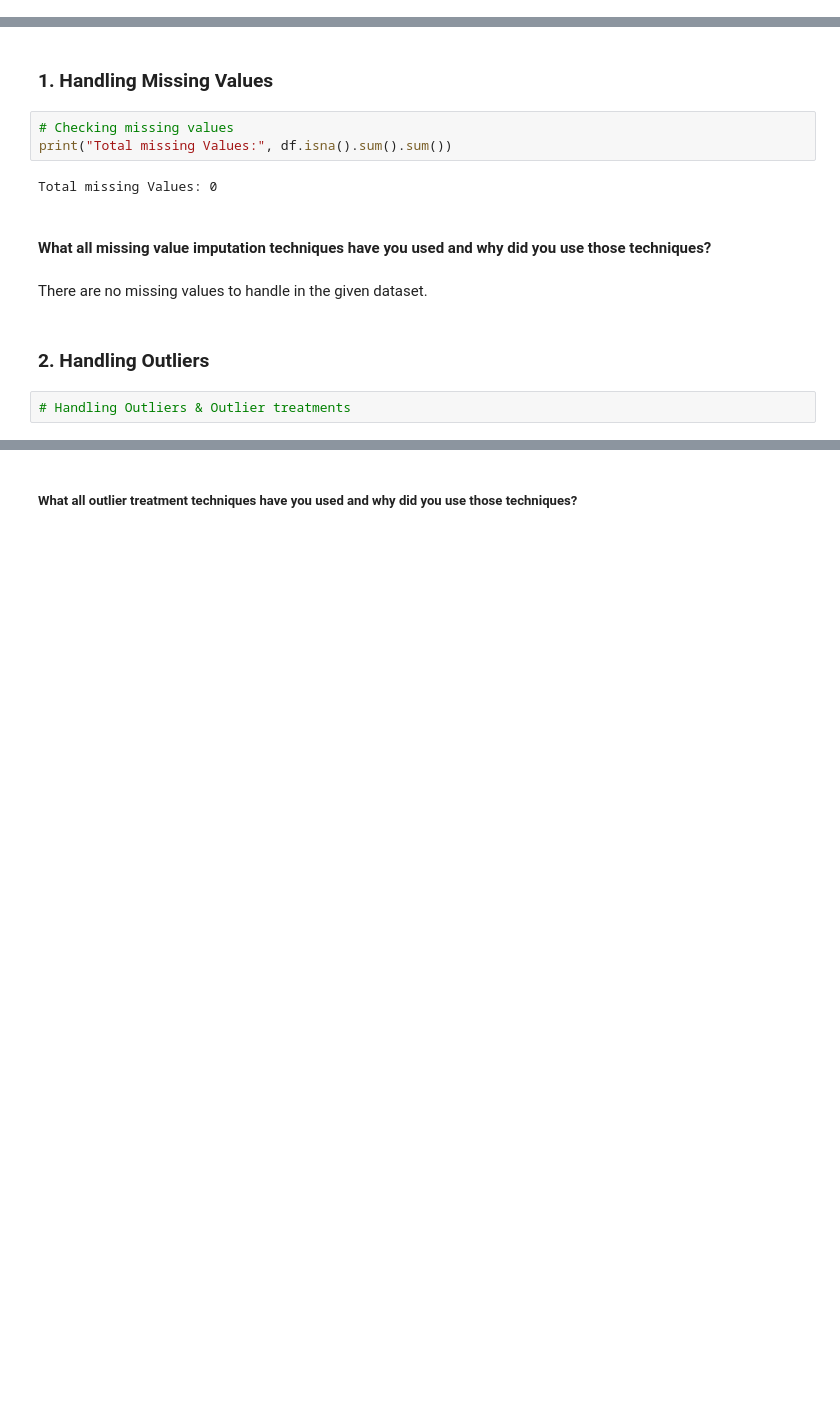
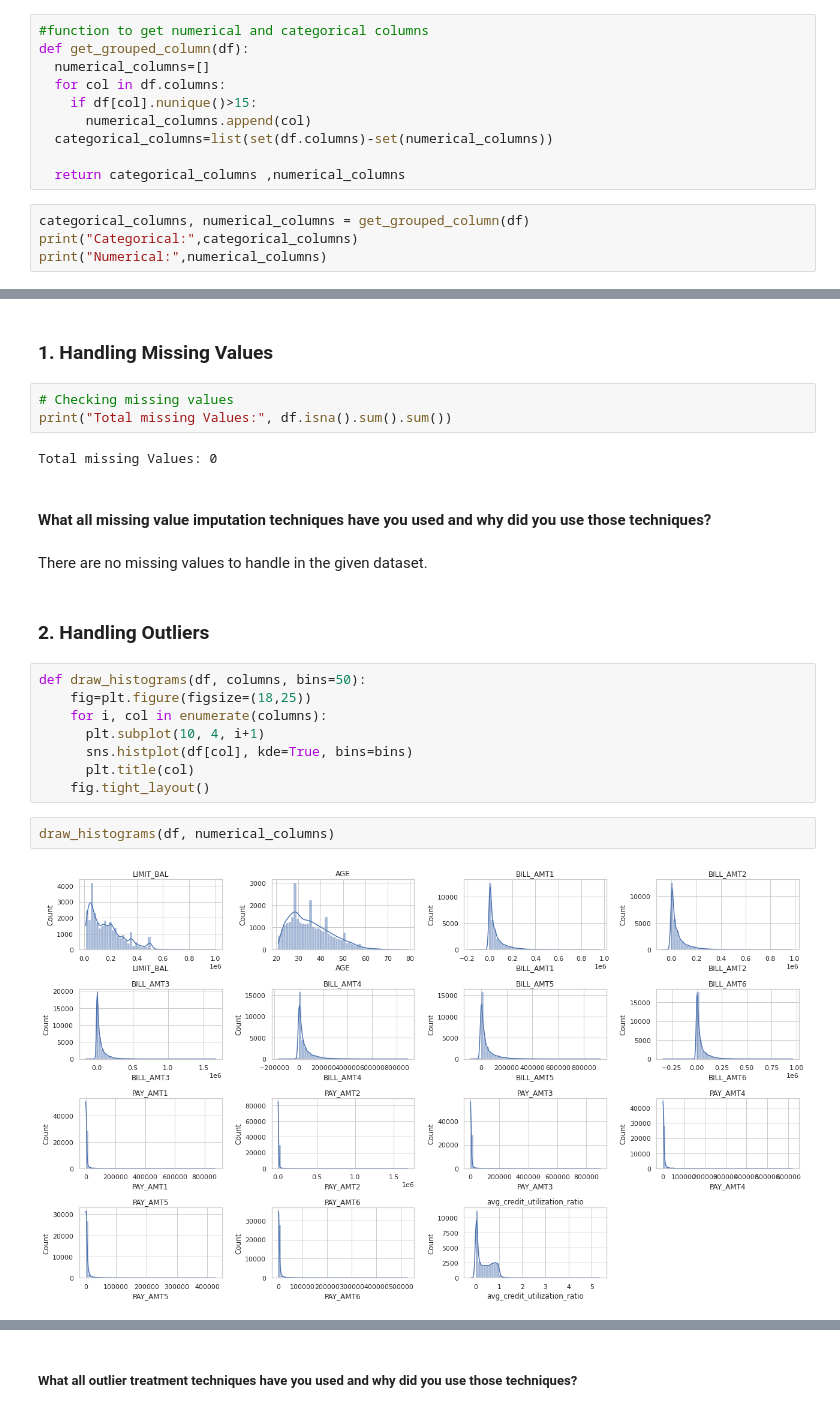
Before and after one commit to ayush9304/CreditCardDefaultPrediction, a Jupyter notebook: Credit_Card_Default_Prediction.ipynb, the cells around one changed output, grey strips where cells are left out. Saved outputs shown, nothing was run; the diff lists cells and outputs as text; blank space fills up the shorter version.

```diff
--- a/Credit_Card_Default_Prediction.ipynb
+++ b/Credit_Card_Default_Prediction.ipynb
@@ -385,3 +390,17 @@ payment_status_cols = ['PAY_1', 'PAY_2', 'PAY_3', 'PAY_4', 'PAY_5', 'PAY_6']
 
 # Calculate the number of late payments for each user
 df['late_payment_count'] = df[payment_status_cols].apply(lambda x: (x > 0).sum(), axis=1)
+# %%
+#function to get numerical and categorical columns
+def get_grouped_column(df):
+  numerical_columns=[]
+  for col in df.columns:
+    if df[col].nunique()>15:
+      numerical_columns.append(col)
+  categorical_columns=list(set(df.columns)-set(numerical_columns))
+
+  return categorical_columns ,numerical_columns
+# %%
+categorical_columns, numerical_columns = get_grouped_column(df)
+print("Categorical:",categorical_columns)
+print("Numerical:",numerical_columns)
@@ -953,5 +978,15 @@ Total missing Values: 0
 There are no missing values to handle in the given dataset.
 # %% [markdown]
 ### 2. Handling Outliers
-# %%
-# Handling Outliers & Outlier treatments
+# %%
+def draw_histograms(df, columns, bins=50):
+    fig=plt.figure(figsize=(18,25))
+    for i, col in enumerate(columns):
+      plt.subplot(10, 4, i+1)
+      sns.histplot(df[col], kde=True, bins=bins)
+      plt.title(col)
+    fig.tight_layout()
+# %%
+draw_histograms(df, numerical_columns)
+# %% [output]
+[figure, added]
```
Also changed, not shown: parts of 99 cells of this notebook.
